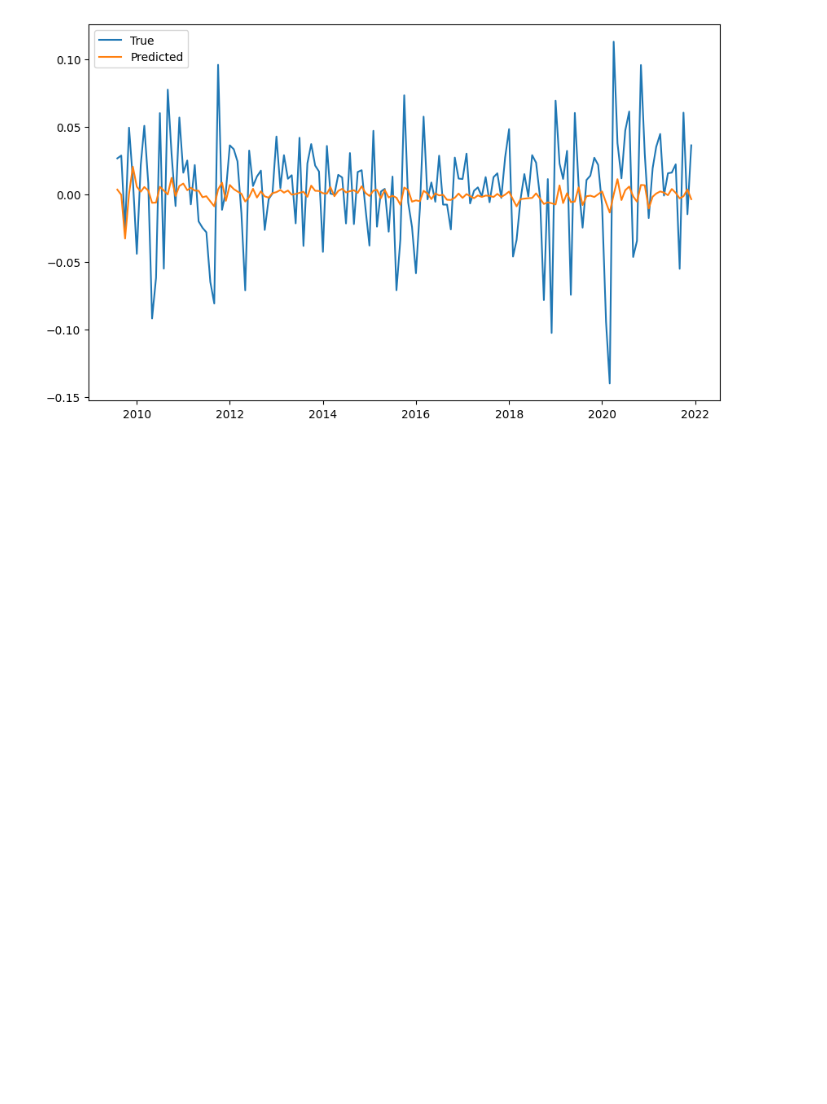
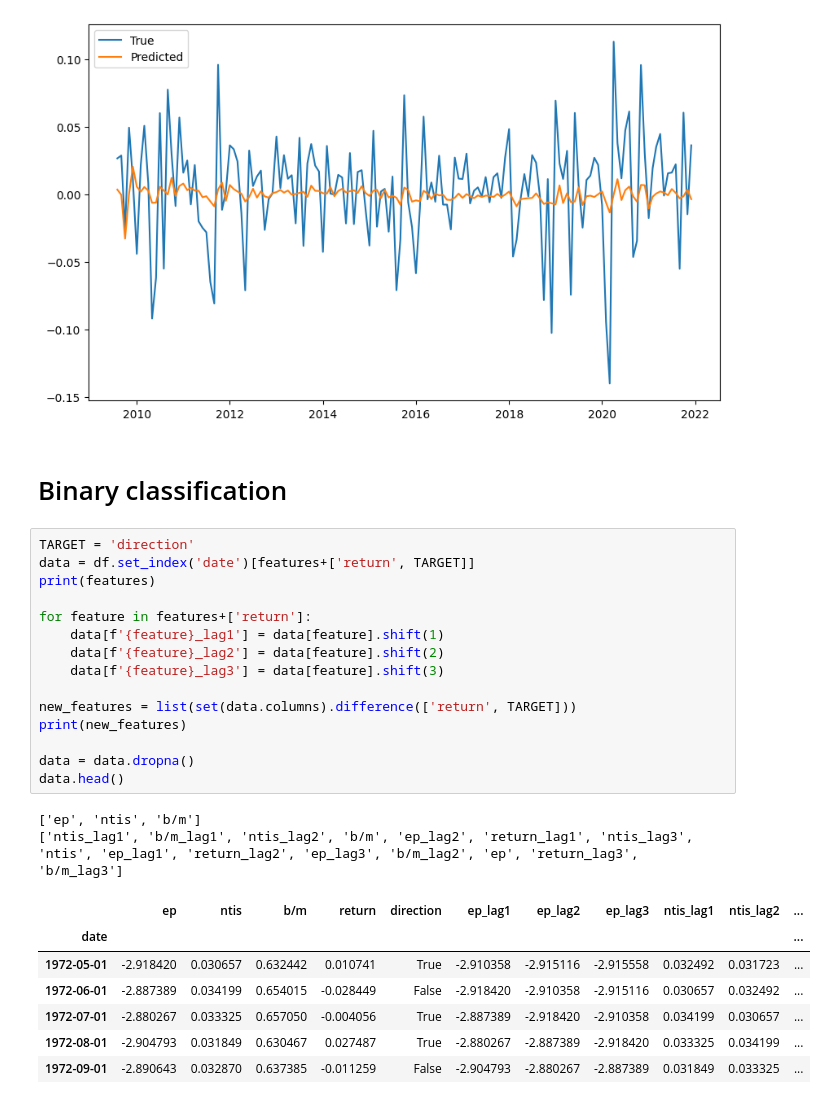
Before and after one commit to jonnycodd99/ML-for-Finance, a Jupyter notebook: Homework 1/01. Question 3.ipynb, the cells around one changed output. Cells and saved outputs as stored; diff of their text form; blank space fills up the shorter version.

```diff
--- a/Homework 1/01. Question 3.ipynb
+++ b/Homework 1/01. Question 3.ipynb
@@ -460,3 +485,30 @@ plt.show()
  RMSE: 0.001419
  Gap RMSE: -0.00037200000000000015
 [figure]
+# %% [markdown]
+# Binary classification
+# %%
+TARGET = 'direction'
+data = df.set_index('date')[features+['return', TARGET]]
+print(features)
+
+for feature in features+['return']:
+    data[f'{feature}_lag1'] = data[feature].shift(1)
+    data[f'{feature}_lag2'] = data[feature].shift(2)
+    data[f'{feature}_lag3'] = data[feature].shift(3)
+
+new_features = list(set(data.columns).difference(['return', TARGET]))
+print(new_features)
+
+data = data.dropna()
+data.head()
+# %% [output]
+['ep', 'ntis', 'b/m']
+['ntis_lag1', 'b/m_lag1', 'ntis_lag2', 'b/m', 'ep_lag2', 'return_lag1', 'ntis_lag3', 'ntis', 'ep_lag1', 'return_lag2', 'ep_lag3', 'b/m_lag2', 'ep', 'return_lag3', 'b/m_lag3']
+|  | ep | ntis | b/m | return | direction | ep_lag1 | ep_lag2 | ep_lag3 | ntis_lag1 | ntis_lag2 | ... |
+| date |  |  |  |  |  |  |  |  |  |  | ... |
+| 1972-05-01 | -2.918420 | 0.030657 | 0.632442 | 0.010741 | True | -2.910358 | -2.915116 | -2.915558 | 0.032492 | 0.031723 | ... |
+| 1972-06-01 | -2.887389 | 0.034199 | 0.654015 | -0.028449 | False | -2.918420 | -2.910358 | -2.915116 | 0.030657 | 0.032492 | ... |
+| 1972-07-01 | -2.880267 | 0.033325 | 0.657050 | -0.004056 | True | -2.887389 | -2.918420 | -2.910358 | 0.034199 | 0.030657 | ... |
+| 1972-08-01 | -2.904793 | 0.031849 | 0.630467 | 0.027487 | True | -2.880267 | -2.887389 | -2.918420 | 0.033325 | 0.034199 | ... |
+| 1972-09-01 | -2.890643 | 0.032870 | 0.637385 | -0.011259 | False | -2.904793 | -2.880267 | -2.887389 | 0.031849 | 0.033325 | ... |
```
Also changed, not shown: parts of 8 cells of this notebook.
